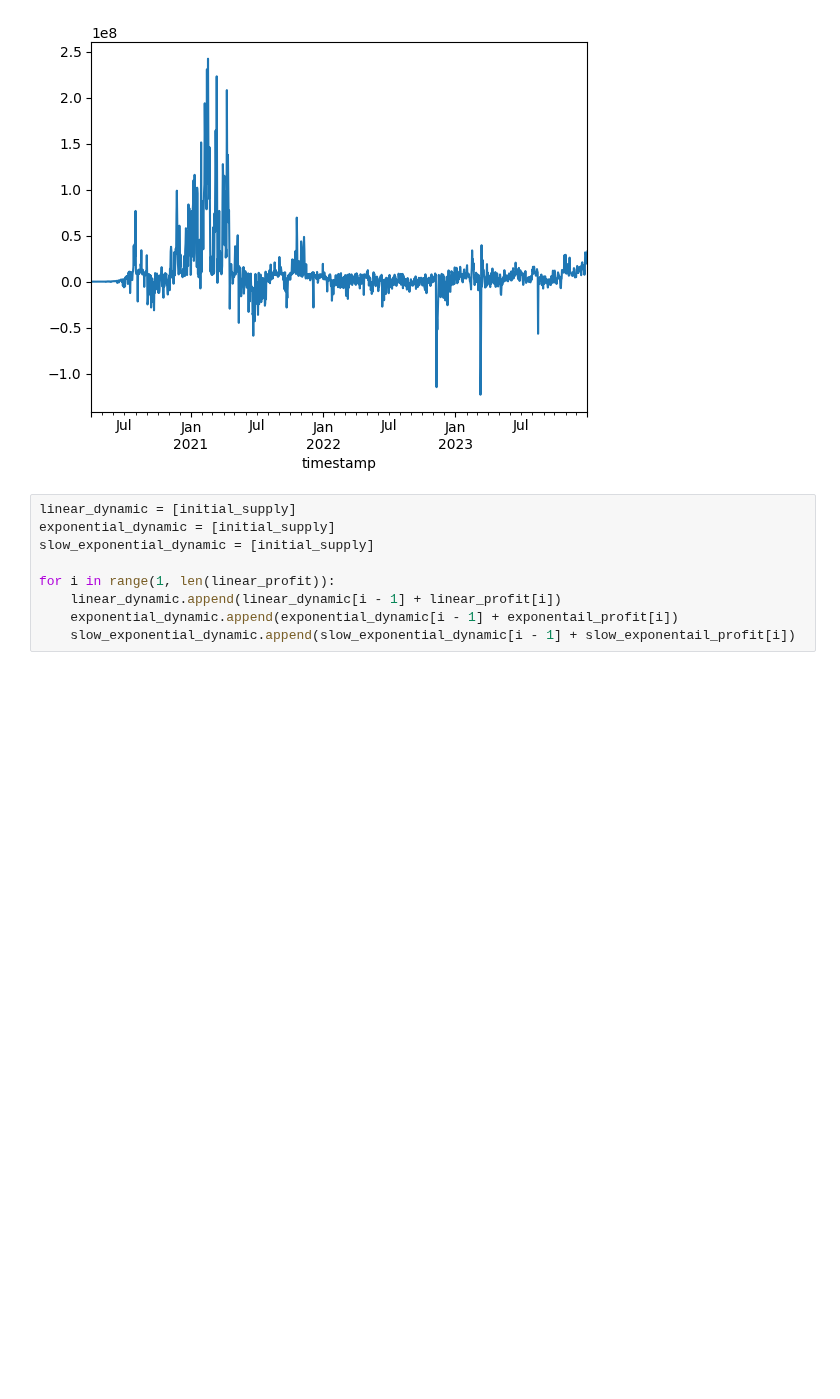
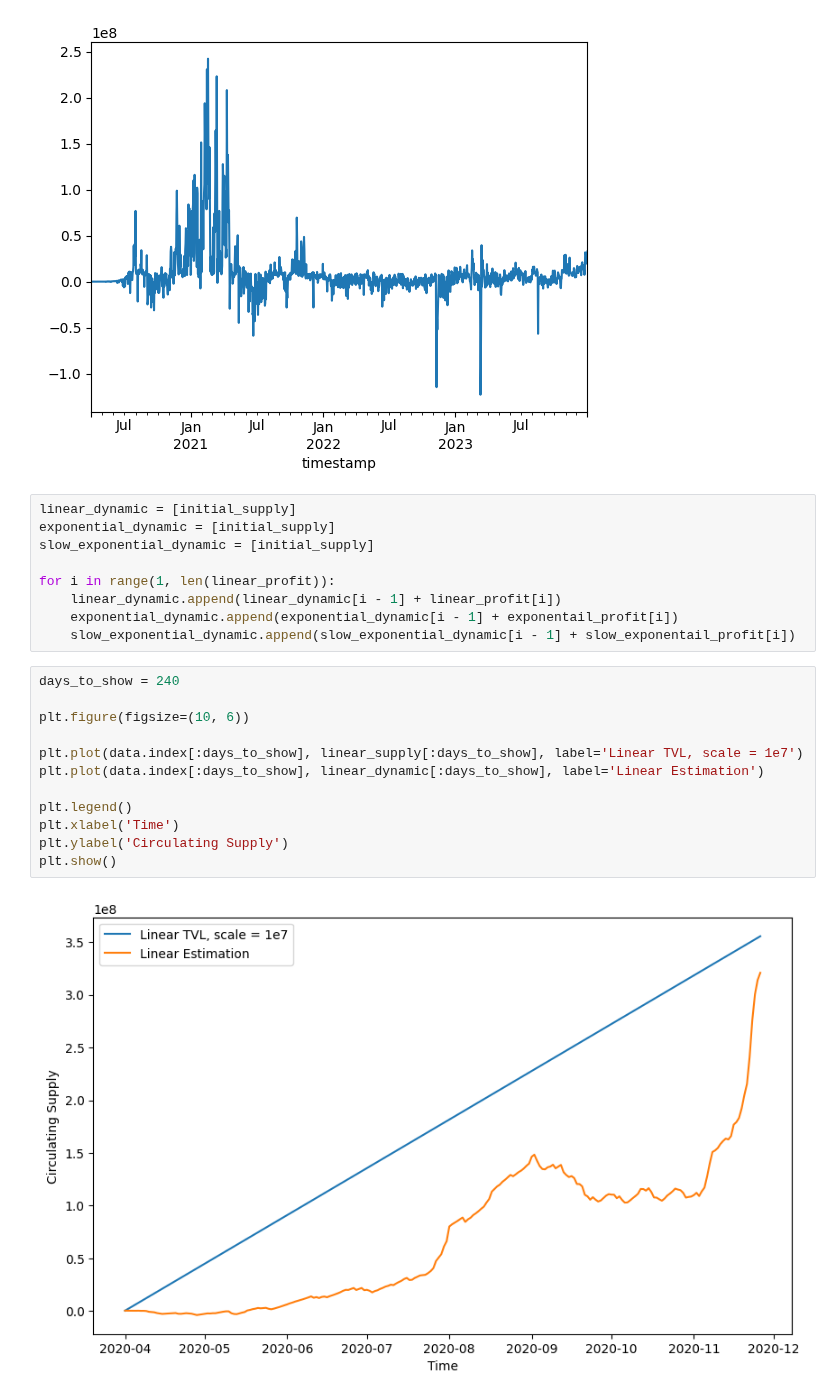
Before and after one commit to immortal16/OpenDeltaDeliverables, a Jupyter notebook: 2_2_simulations.ipynb, the cells around one changed output. Cells and saved outputs as stored; diff of their text form; blank space fills up the shorter version.

```diff
--- a/2_2_simulations.ipynb
+++ b/2_2_simulations.ipynb
@@ -277,3 +279,17 @@ for i in range(1, len(linear_profit)):
     linear_dynamic.append(linear_dynamic[i - 1] + linear_profit[i])
     exponential_dynamic.append(exponential_dynamic[i - 1] + exponentail_profit[i])
     slow_exponential_dynamic.append(slow_exponential_dynamic[i - 1] + slow_exponentail_profit[i])
+# %%
+days_to_show = 240
+
+plt.figure(figsize=(10, 6))
+
+plt.plot(data.index[:days_to_show], linear_supply[:days_to_show], label='Linear TVL, scale = 1e7')
+plt.plot(data.index[:days_to_show], linear_dynamic[:days_to_show], label='Linear Estimation')
+
+plt.legend()
+plt.xlabel('Time')
+plt.ylabel('Circulating Supply')
+plt.show()
+# %% [output]
+[figure, added]
```
Also changed, not shown: parts of 11 cells of this notebook.
